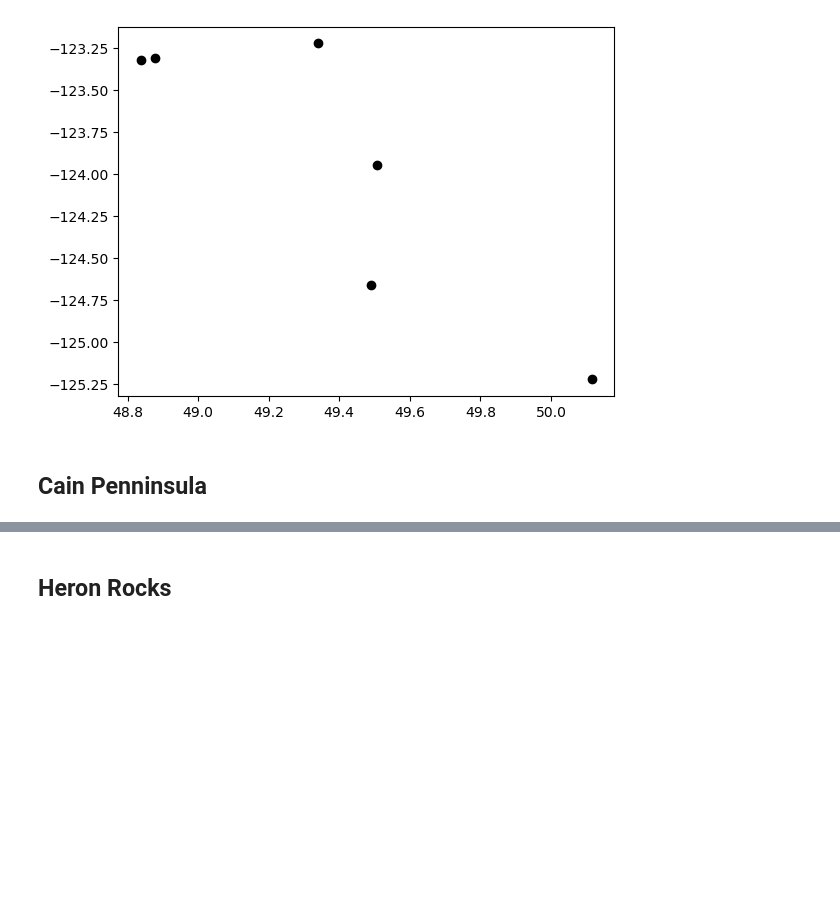
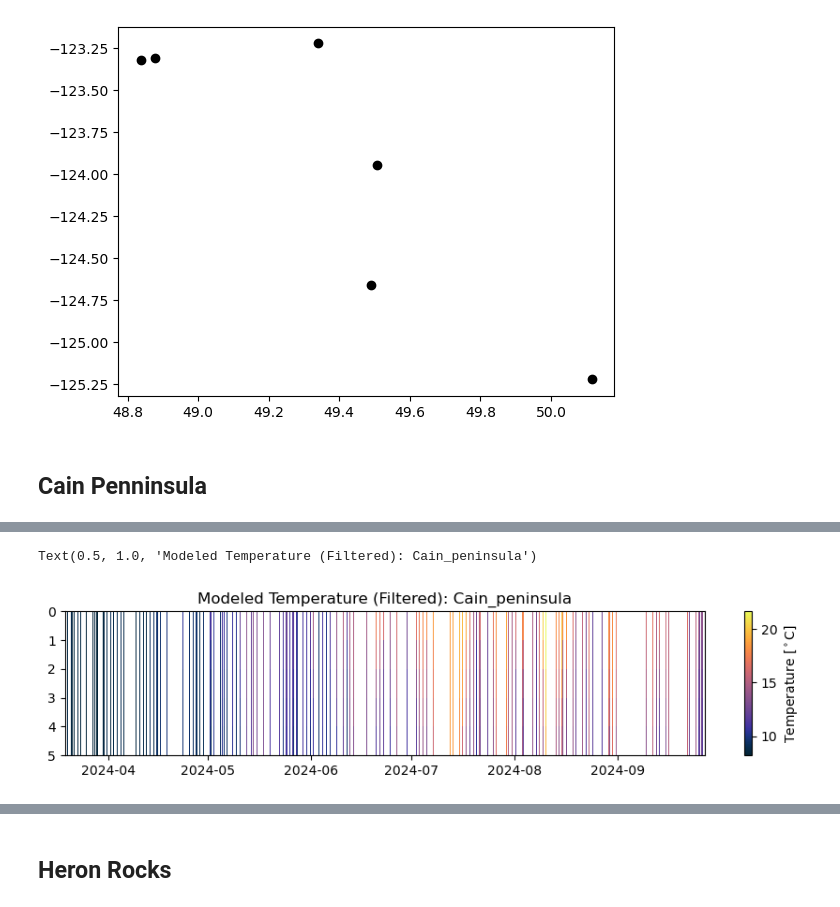
Before and after one commit to SalishSeaCast/analysis-cassidy, a Jupyter notebook: notebooks/stair_collab/julie_temperature/model_to_logger_comparison.ipynb, the cells around one changed output, grey strips where cells are left out. Drawn from its saved outputs; the diff is of its cells as text; code cells hidden in the pictures; blank space fills up the shorter version.

```diff
--- a/notebooks/stair_collab/julie_temperature/model_to_logger_comparison.ipynb
+++ b/notebooks/stair_collab/julie_temperature/model_to_logger_comparison.ipynb
@@ -121,0 +173,12 @@ Attributes:
+# %%
+cmap = cm.thermal
+fig, ax = plt.subplots(1,1, figsize=(11, 2))
+colors = ax.pcolormesh(model_cain_filt_time.reindex_like(model_cain).time, model_cain_filt_time.reindex_like(model_cain).depth, model_cain_filt_time.reindex_like(model_cain).votemper[:,:,0,0].T, cmap=cmap)
+ax.set_ylim([5,0])
+
+cb = fig.colorbar(colors, ax=ax, label=r'Temperature [$^\circ$C]', orientation='vertical')
+
+ax.set_title('Modeled Temperature (Filtered): {}'.format(site_name))
+# %% [output]
+Text(0.5, 1.0, 'Modeled Temperature (Filtered): Cain_peninsula')
+[figure, added]
```
Also changed, not shown: parts of 11 cells of this notebook.
